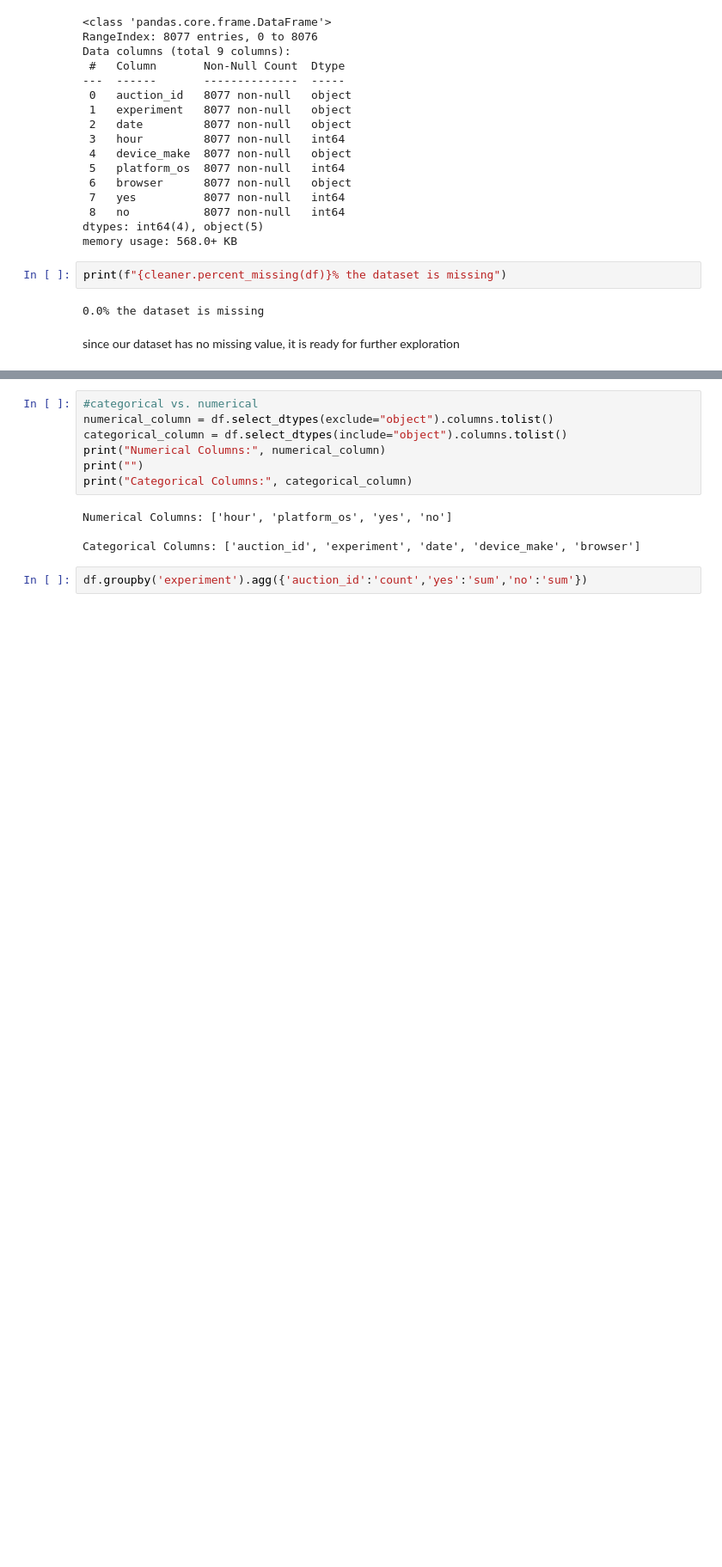
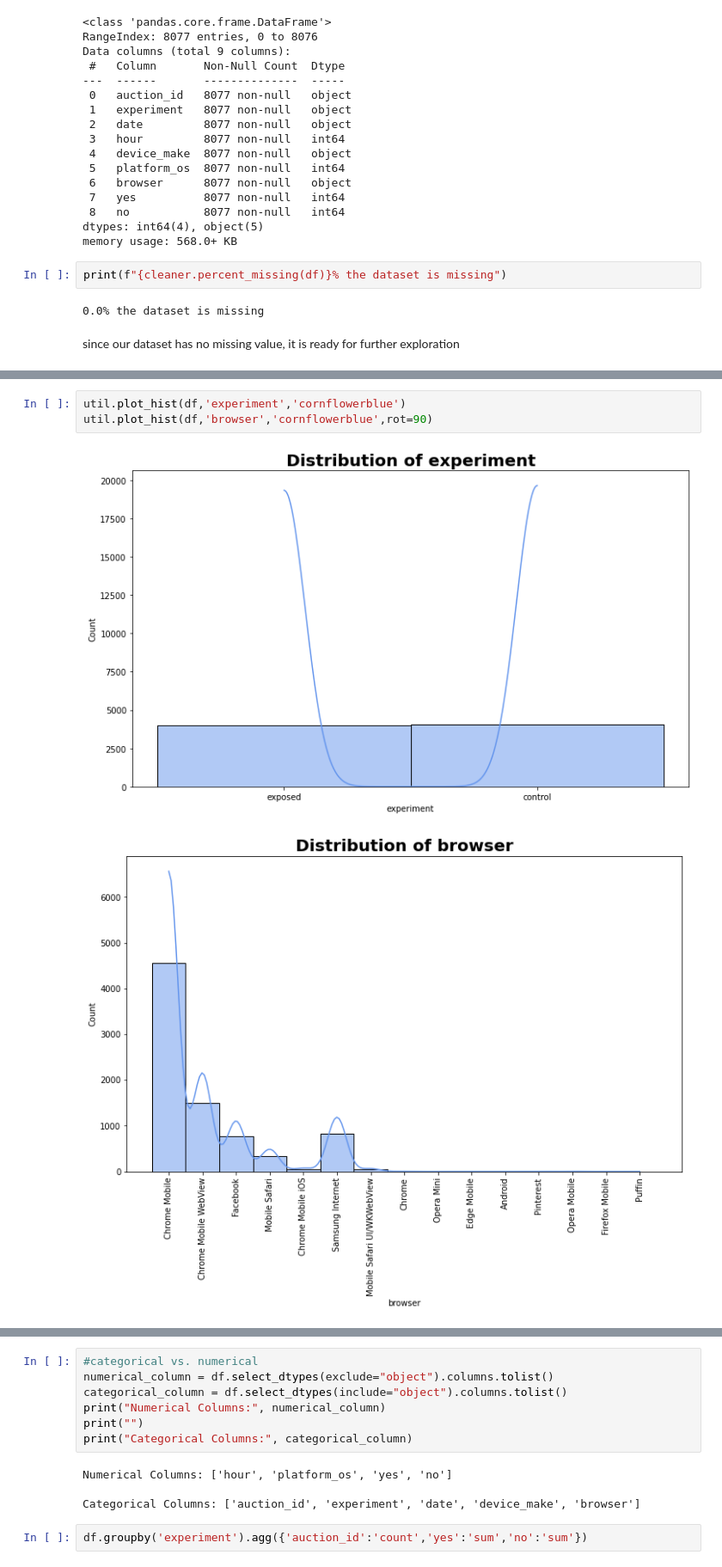
Before and after one commit to TenAcademy/A_B-Hypothesis-Testing, a Jupyter notebook: notebooks/data_exploration.ipynb, the cells around one changed output, grey strips where cells are left out. Shown at 86% size. Cells and saved outputs as stored; diff of their text form; blank space fills up the shorter version.

```diff
--- a/notebooks/data_exploration.ipynb
+++ b/notebooks/data_exploration.ipynb
@@ -60,0 +73,6 @@ since our dataset has no missing value, it is ready for further exploration
+# %%
+util.plot_hist(df,'experiment','cornflowerblue')
+util.plot_hist(df,'browser','cornflowerblue',rot=90)
+# %% [output]
+[figure, added]
+[figure, added]
```
Also changed, not shown: parts of 6 cells of this notebook.
